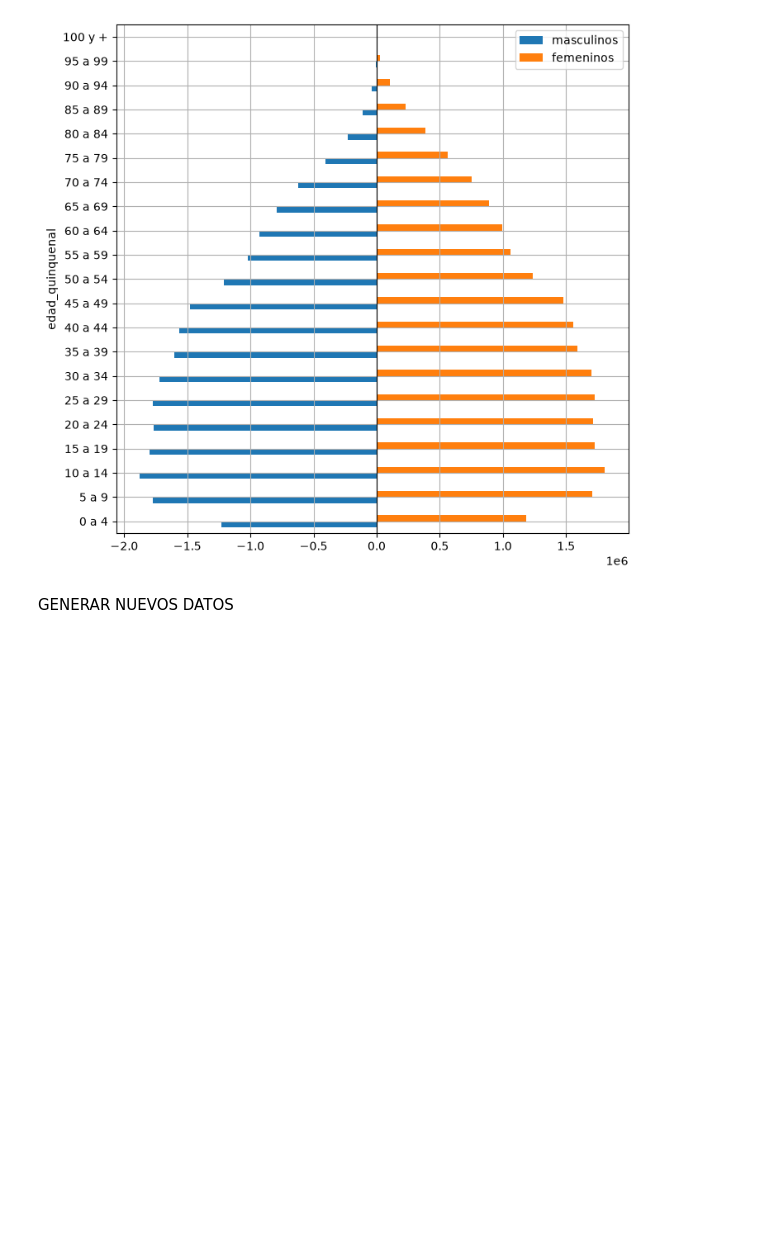
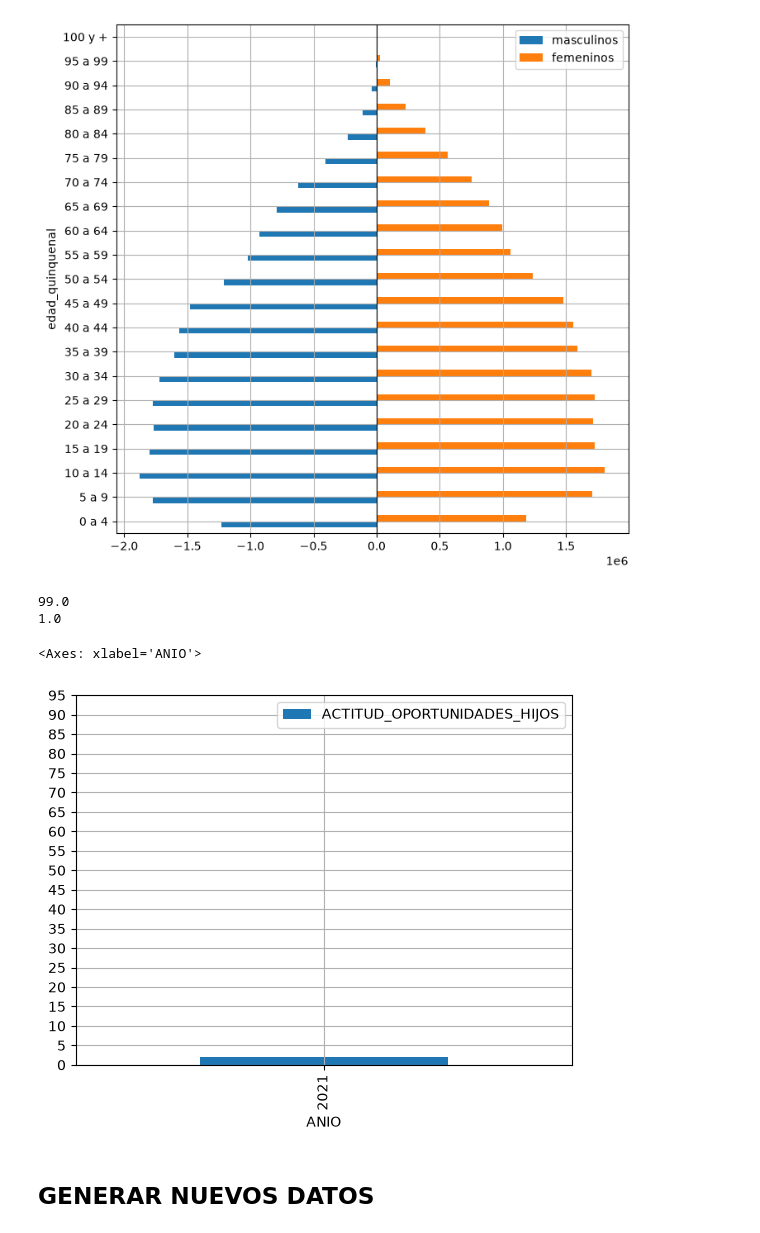
Before and after one commit to TomasVerniano/ANALISIS_POBLACION_ARGENTINA_AED, a Jupyter notebook: poblacion.ipynb, the cells around one changed output. Cells and saved outputs as stored; diff of their text form; code cells hidden in the pictures; blank space fills up the shorter version.

```diff
--- a/poblacion.ipynb
+++ b/poblacion.ipynb
@@ -87,3 +87,16 @@ memory usage: 287.6 KB
 | 2 | 2 | Ciudad Autónoma de Buenos Aires | F | 0 a 4 | Extranjera | Otro Pais | 903 |
 | 3 | 2 | Ciudad Autónoma de Buenos Aires | F | 10 a 14 | Argentina | Argentina | 87542 |
 | 4 | 2 | Ciudad Autónoma de Buenos Aires | F | 10 a 14 | Argentina | Otro Pais | 717 |
+# %%
+opiniones = pd.read_csv('DATA/POBLACION/dataset_percepcion.csv')
+
+opiniones['ANIO'] = opiniones['ANIO'].replace({
+                                               3: 2012,
+                                               4: 2015,
+                                               5: 2021
+                                              })
+
+opiniones = opiniones[opiniones['ANIO'] > 3]
+
+opiniones.info()
+opiniones.head(10)
@@ -253,3 +284,25 @@ plt.axvline(0, color='black', linewidth=0.8)
 plt.show()
 # %% [output]
 [figure]
+# %%
+oportunidad_hijos = opiniones[['ANIO', 'ACTITUD_OPORTUNIDADES_HIJOS']]
+
+oportunidad_hijos_median = oportunidad_hijos.groupby('ANIO', as_index=False)['ACTITUD_OPORTUNIDADES_HIJOS'].median().dropna()
+
+print(oportunidad_hijos['ACTITUD_OPORTUNIDADES_HIJOS'].max())
+
+print(oportunidad_hijos['ACTITUD_OPORTUNIDADES_HIJOS'].min())
+
+oportunidad_hijos_median.plot(
+                       kind='bar',
+                       x='ANIO',
+                       #xticks=2021
+                       y='ACTITUD_OPORTUNIDADES_HIJOS',
+                       yticks=range(0, int(oportunidad_hijos['ACTITUD_OPORTUNIDADES_HIJOS'].max()), 5),
+                       grid=True
+                      )
+# %% [output]
+99.0
+1.0
+<Axes: xlabel='ANIO'>
+[figure, added]
@@ -256,5 +327,5 @@ plt.show()
 # %% [markdown]
-GENERAR NUEVOS DATOS
+## GENERAR NUEVOS DATOS
 # %%
 nacimientos_total_año.to_csv("DATA_PROCESADA/POBLACION/nacimientos_total_año.csv")
 
```
Also changed, not shown: parts of 6 cells of this notebook, 2 other files.
